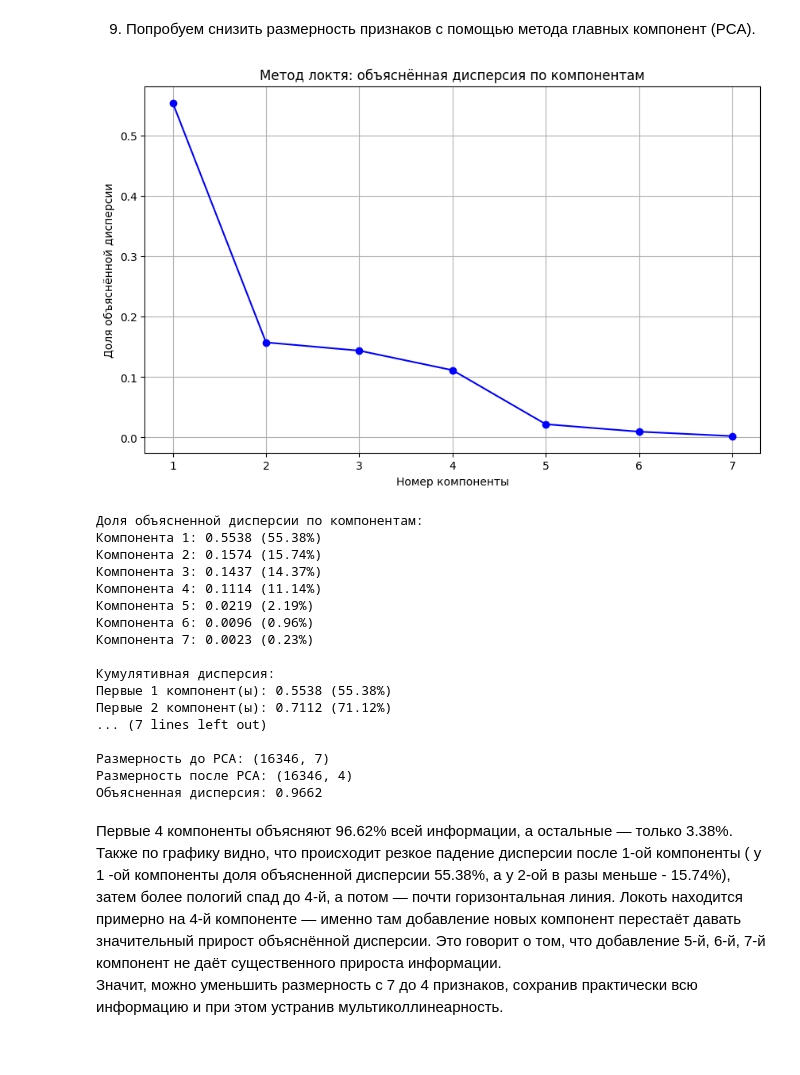
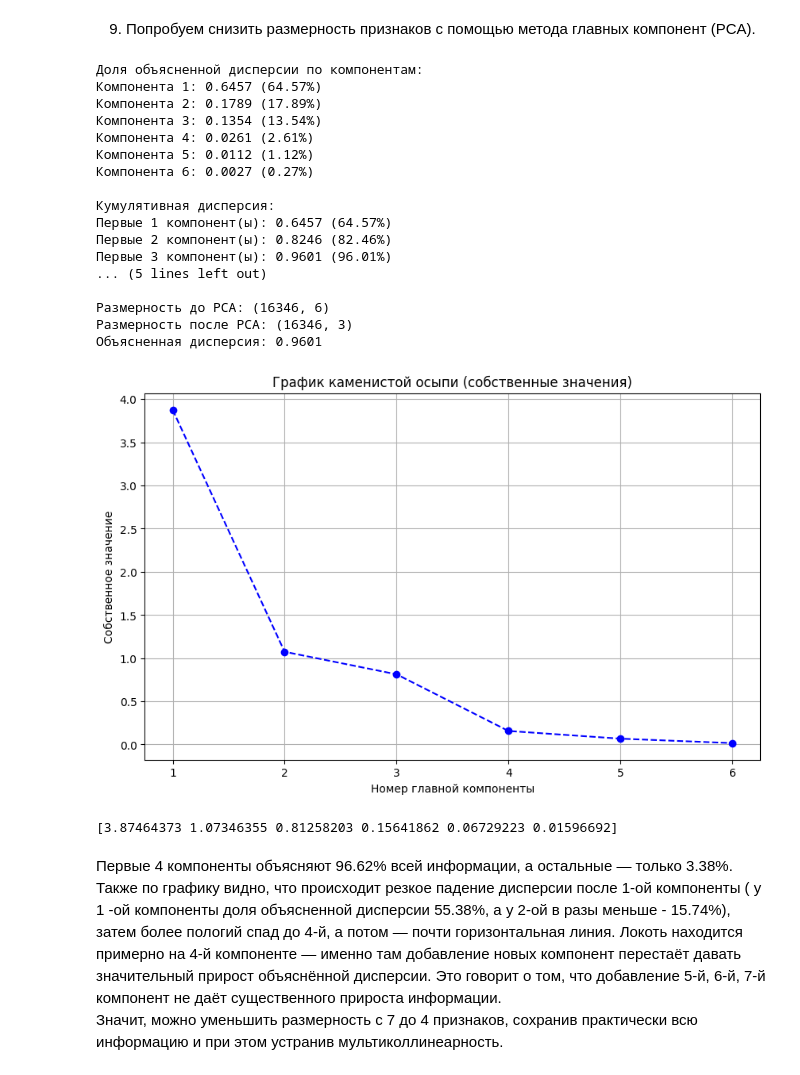
Before and after one commit to DaryaBorovinskaya/MAD_lab3, a Jupyter notebook: lab3.ipynb, the cells around one changed output. Cells and saved outputs as stored; diff of their text form; code cells hidden in the pictures.

```diff
--- a/lab3.ipynb
+++ b/lab3.ipynb
@@ -225,8 +270,8 @@ z - стандартизированное значение
 # %%
 from sklearn.decomposition import PCA
 
-features = ['housing_median_age','total_rooms','total_bedrooms','population','households',
-            'median_income','ocean_proximity_num']
+
+features = numeric_columns.drop('median_house_value')
 
 X = df_cleaned[features]
 y = df_cleaned['median_house_value']
@@ -237,58 +282,61 @@ X_train, X_test, y_train, y_test = train_test_split(X, y,
 
 scaler = StandardScaler()
 X_train_scaled = scaler.fit_transform(X_train)
 X_test_scaled = scaler.transform(X_test)
 
 pca_full = PCA()
 pca_full.fit(X_train_scaled)
 
 explained_variance = pca_full.explained_variance_ratio_
-
-plt.figure(figsize=(10, 6))
-plt.plot(range(1, len(explained_variance) + 1), explained_variance, marker='o', linestyle='-', color='b')
-plt.xlabel('Номер компоненты')
-plt.ylabel('Доля объяснённой дисперсии')
-plt.title('Метод локтя: объяснённая дисперсия по компонентам')
-plt.grid(True)
-plt.show()
 
 print("Доля объясненной дисперсии по компонентам:")
 for i, ratio in enumerate(pca_full.explained_variance_ratio_):
     print(f"Компонента {i+1}: {ratio:.4f} ({ratio*100:.2f}%)")
 
 print(f"\nКумулятивная дисперсия:")
 cumsum_var = np.cumsum(pca_full.explained_variance_ratio_)
 for i, cum_var in enumerate(cumsum_var):
     print(f"Первые {i+1} компонент(ы): {cum_var:.4f} ({cum_var*100:.2f}%)")
 
 n_components = np.argmax(cumsum_var >= 0.95) + 1
 print(f"\nОптимальное число компонент для объяснения 95% дисперсии: {n_components}")
 
 pca = PCA(n_components=n_components)
 X_train_pca = pca.fit_transform(X_train_scaled)
 X_test_pca = pca.transform(X_test_scaled)
 
 print(f"\nРазмерность до PCA: {X_train_scaled.shape}")
 print(f"Размерность после PCA: {X_train_pca.shape}")
 print(f"Объясненная дисперсия: {sum(pca.explained_variance_ratio_):.4f}")
+
+plt.figure(figsize=(10, 6))
+plt.plot(range(1, len(pca_full.explained_variance_) + 1), pca_full.explained_variance_, marker='o', linestyle='--', color='b')
+plt.title('График каменистой осыпи (собственные значения)')
+plt.xlabel('Номер главной компоненты')
+plt.ylabel('Собственное значение')
+plt.grid(True)
+plt.show()
+
+print(pca_full.explained_variance_)
 # %% [output]
+Доля объясненной дисперсии по компонентам:
+Компонента 1: 0.6457 (64.57%)
+Компонента 2: 0.1789 (17.89%)
+Компонента 3: 0.1354 (13.54%)
+Компонента 4: 0.0261 (2.61%)
+Компонента 5: 0.0112 (1.12%)
+Компонента 6: 0.0027 (0.27%)
+
+Кумулятивная дисперсия:
+Первые 1 компонент(ы): 0.6457 (64.57%)
+Первые 2 компонент(ы): 0.8246 (82.46%)
+Первые 3 компонент(ы): 0.9601 (96.01%)
+... (5 lines left out)
+
+Размерность до PCA: (16346, 6)
+Размерность после PCA: (16346, 3)
+Объясненная дисперсия: 0.9601
-[figure, old version]
+[figure, new version]
-Доля объясненной дисперсии по компонентам:
-Компонента 1: 0.5538 (55.38%)
-Компонента 2: 0.1574 (15.74%)
-Компонента 3: 0.1437 (14.37%)
-Компонента 4: 0.1114 (11.14%)
-Компонента 5: 0.0219 (2.19%)
-Компонента 6: 0.0096 (0.96%)
-Компонента 7: 0.0023 (0.23%)
-
-Кумулятивная дисперсия:
-Первые 1 компонент(ы): 0.5538 (55.38%)
-Первые 2 компонент(ы): 0.7112 (71.12%)
-... (7 lines left out)
-
-Размерность до PCA: (16346, 7)
-Размерность после PCA: (16346, 4)
-Объясненная дисперсия: 0.9662
+[3.87464373 1.07346355 0.81258203 0.15641862 0.06729223 0.01596692]
 # %% [markdown]
 Первые 4 компоненты объясняют 96.62% всей информации, а остальные — только 3.38%. Также по графику видно, что происходит резкое падение дисперсии после 1-ой компоненты ( у 1 -ой компоненты доля объясненной дисперсии 55.38%, а у 2-ой в разы меньше - 15.74%), затем более пологий спад до 4-й, а потом — почти горизонтальная линия. Локоть находится примерно на 4-й компоненте — именно там добавление новых компонент перестаёт давать значительный прирост объяснённой дисперсии. Это говорит о том, что добавление 5-й, 6-й, 7-й компонент не даёт существенного прироста информации. <br>Значит, можно уменьшить размерность с 7 до 4 признаков, сохранив практически всю информацию и при этом устранив мультиколлинеарность.
```
Also changed, not shown: parts of 5 cells of this notebook.
